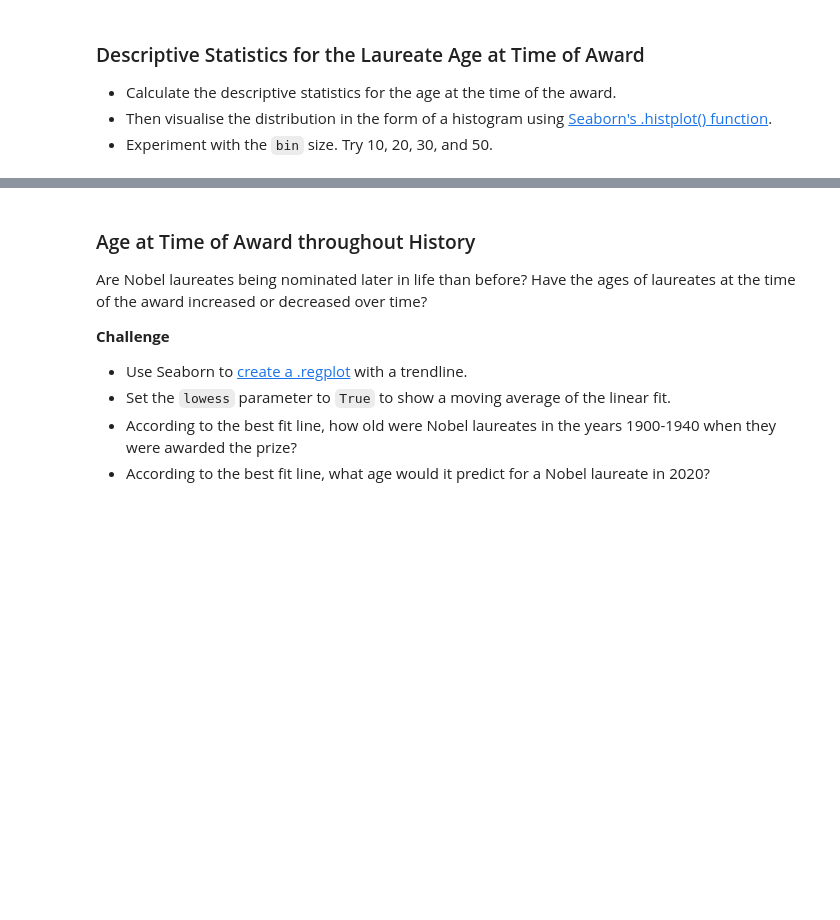
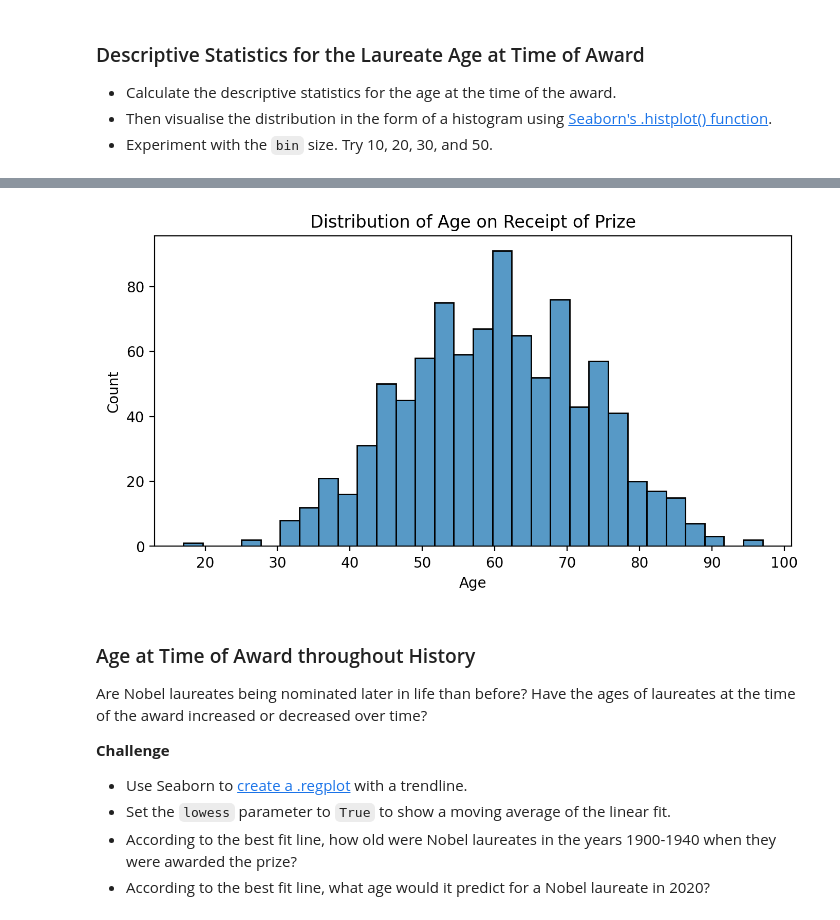
Before and after one commit to womaro/Story, a Jupyter notebook: Nobel_Prize_Analysis_(start).ipynb, the cells around one changed output, grey strips where cells are left out. Cells and saved outputs as stored; diff of their text form; code cells hidden in the pictures; blank space fills up the shorter version.

```diff
--- a/Nobel_Prize_Analysis_(start).ipynb
+++ b/Nobel_Prize_Analysis_(start).ipynb
@@ -715,0 +725,3 @@ How Old Are the Laureates When the Win the Prize?
+# %%
+winning_age = df_data.year - pd.DatetimeIndex(df_data.birth_date).year
+winning_age
@@ -715,0 +741,2 @@ How Old Are the Laureates When the Win the Prize?
+# %%
+df_data.insert(9, 'winning_age', winning_age)
@@ -731,3 +791,13 @@ How Old Are the Laureates When the Win the Prize?
+# %%
+plt.figure(figsize=(8, 4), dpi=200)
+sns.histplot(data=df_data,
+             x=df_data.winning_age,
+             bins=30)
+plt.xlabel('Age')
+plt.title('Distribution of Age on Receipt of Prize')
+plt.show()
+# %% [output]
+[figure, added]
 # %% [markdown]
 ### Age at Time of Award throughout History
 
```
Also changed, not shown: parts of 9 cells of this notebook.
